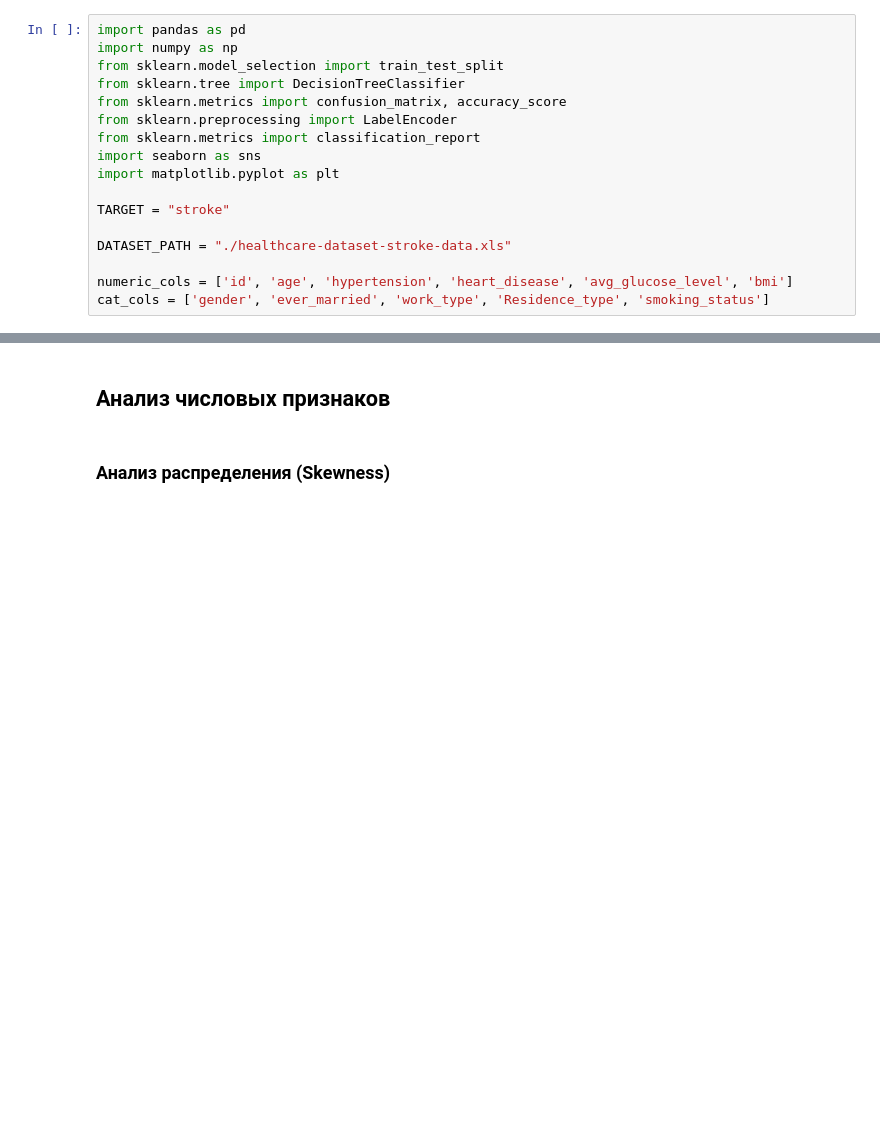
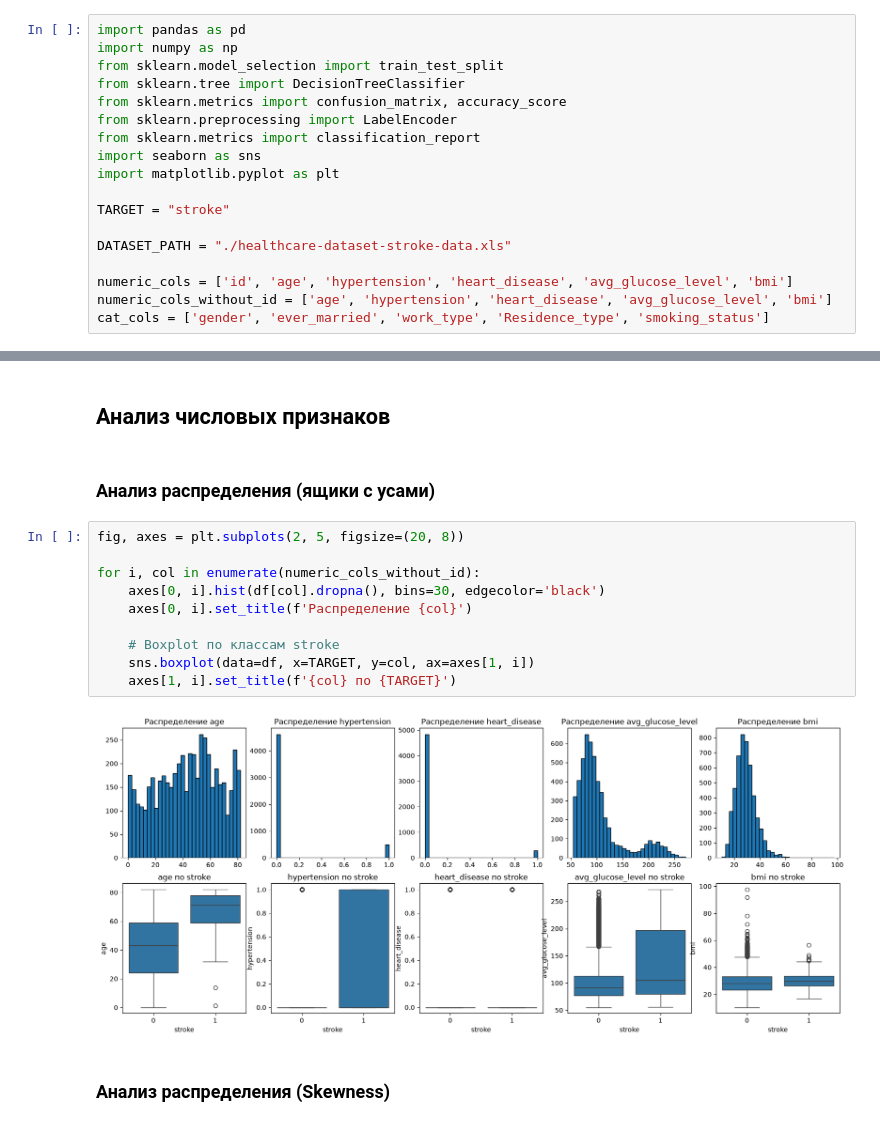
Before and after one commit to Fandoren/ML_Stroke_Prediction, a Jupyter notebook: main.ipynb, the cells around one changed output, grey strips where cells are left out. Drawn from its saved outputs; the diff is of its cells as text; blank space fills up the shorter version.

```diff
--- a/main.ipynb
+++ b/main.ipynb
@@ -16,6 +16,7 @@ TARGET = "stroke"
 DATASET_PATH = "./healthcare-dataset-stroke-data.xls"
 
 numeric_cols = ['id', 'age', 'hypertension', 'heart_disease', 'avg_glucose_level', 'bmi']
+numeric_cols_without_id = ['age', 'hypertension', 'heart_disease', 'avg_glucose_level', 'bmi']
 cat_cols = ['gender', 'ever_married', 'work_type', 'Residence_type', 'smoking_status']
 # %% [markdown]
 # Загрузка данных
@@ -97,5 +117,19 @@ smoking_status: 4
 # %% [markdown]
 ## Анализ числовых признаков
+# %% [markdown]
+### Анализ распределения (ящики с усами)
+# %%
+fig, axes = plt.subplots(2, 5, figsize=(20, 8))
+
+for i, col in enumerate(numeric_cols_without_id):
+    axes[0, i].hist(df[col].dropna(), bins=30, edgecolor='black')
+    axes[0, i].set_title(f'Распределение {col}')
+
+    # Boxplot по классам stroke
+    sns.boxplot(data=df, x=TARGET, y=col, ax=axes[1, i])
+    axes[1, i].set_title(f'{col} по {TARGET}')
+# %% [output]
+[figure, added]
 # %% [markdown]
 ### Анализ распределения (Skewness)
 # %%
```
Also changed, not shown: parts of 8 cells of this notebook.
